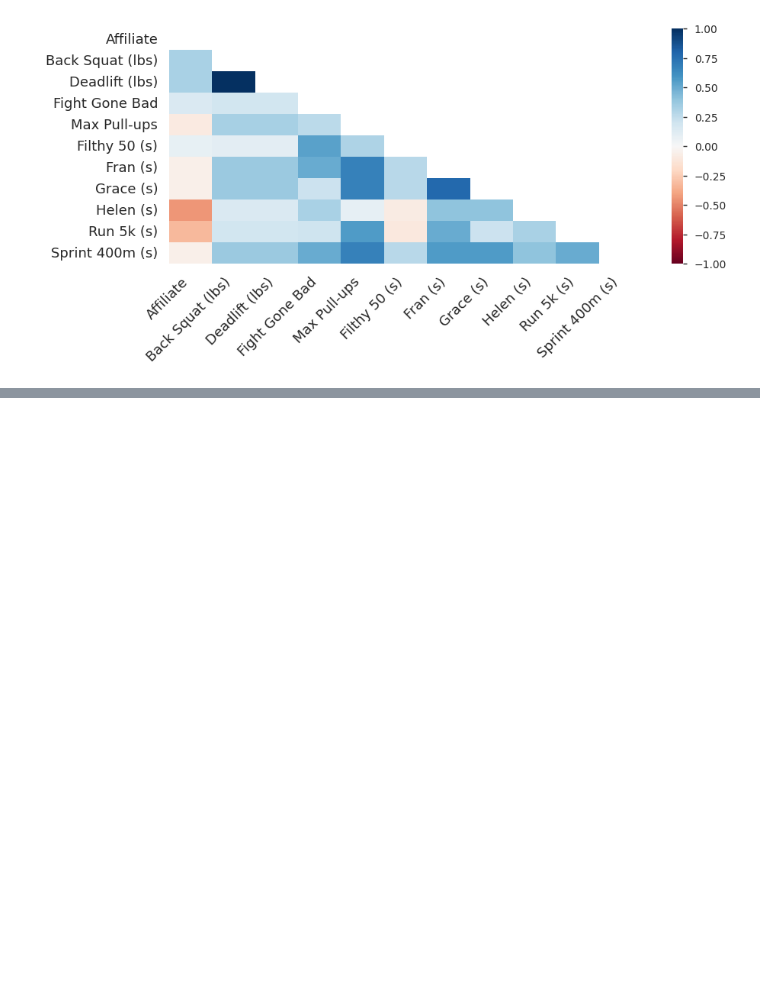
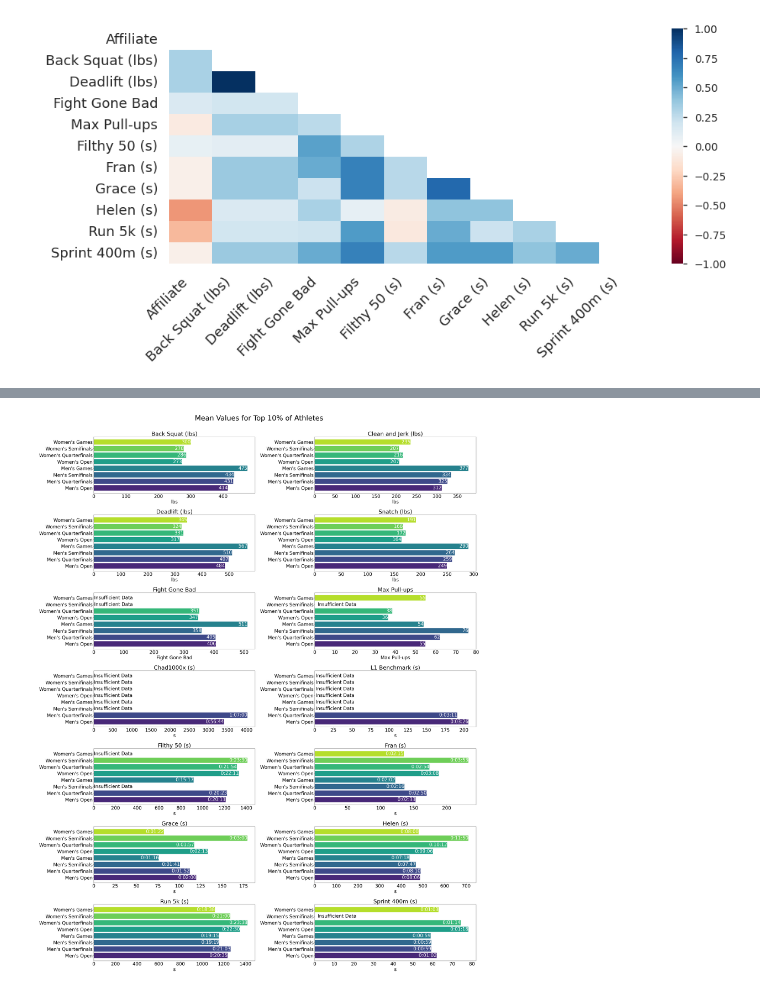
Before and after one commit to eunicekoid/Portfolio, a Jupyter notebook: CrossFit AI ML Project/notebooks/2.1-ek-exploratory-data-analysis.ipynb, the cells around one changed output, grey strips where cells are left out. Cells and saved outputs as stored; diff of their text form; code cells hidden in the pictures; blank space fills up the shorter version.

```diff
--- a/CrossFit AI ML Project/notebooks/2.1-ek-exploratory-data-analysis.ipynb
+++ b/CrossFit AI ML Project/notebooks/2.1-ek-exploratory-data-analysis.ipynb
@@ -326,0 +403,20 @@ mean_df
+# %%
+top10_mean_df = pd.DataFrame(index=filtered_stats_dfs.keys(), columns=benchmark_workouts)
+
+for key, df in filtered_stats_dfs.items():
+    mean_values = df[benchmark_workouts].mean()
+    top10_mean_df.loc[key] = mean_values
+
+top10_mean_df = top10_mean_df.apply(pd.to_numeric, errors='coerce')
+
+categories = ['Men\'s Open',
+              'Men\'s Quarterfinals',
+              'Men\'s Semifinals',
+              'Men\'s Games',
+              'Women\'s Open',
+              'Women\'s Quarterfinals',
+              'Women\'s Semifinals',
+              'Women\'s Games']
+
+top10_mean_df.index = categories
+top10_mean_df
@@ -326,0 +433,47 @@ mean_df
+# %%
+df_numeric = top10_mean_df.astype(float).fillna(0)
+
+fig, axes = plt.subplots(nrows=7, ncols=2, figsize=(40, 50))
+
+axes = axes.flatten()
+
+plt.rc('font', size=30)
+
+colors = sns.color_palette("viridis", n_colors=len(df_numeric.index))
+
+for i, benchmark_workout in enumerate(df_numeric.columns):
+
+    # Extract the text within parentheses for x-axis labels
+    x_axis_label = benchmark_workout.split('(')[-1].split(')')[0]
+
+    # Check if any values are missing or if all values are zero, if yes, annotate with "Insufficient Data"
+    for index, value in enumerate(df_numeric.index):
+        if df_numeric.at[value, benchmark_workout] == 0:
+            axes[i].text(1.5, index, "Insufficient Data", ha='left', va='center', color='black')
+        else:
+            # Check if the column corresponds to a time-based workout
+            if benchmark_workout in time_based_workouts:
+                # Convert time values to HH:MM:SS format with rounding
+                time_seconds = round(df_numeric.at[value, benchmark_workout])
+                time_value = timedelta(seconds=time_seconds)
+                time_str = str(time_value)
+                axes[i].text(df_numeric.at[value, benchmark_workout], index, time_str,
+                             ha='right', va='center', color='white')
+            else:
+                # For non-time-based workouts, display numeric values
+                axes[i].text(df_numeric.at[value, benchmark_workout],
+                             index, f'{df_numeric.at[value, benchmark_workout]:.0f}',
+                             ha='right', va='center', color='white')
+
+    axes[i].barh(df_numeric.index, df_numeric[benchmark_workout], color=colors)
+    axes[i].set_yticklabels(axes[i].get_yticklabels(), fontsize=30)
+
+    axes[i].set_xlabel(x_axis_label)  # Set x-axis label to the text within parentheses
+    axes[i].set_title(f'{benchmark_workout}')
+
+# Adjust layout and show the plots
+plt.suptitle("Mean Values for Top 10% of Athletes", fontsize=45, y=.999)
+plt.tight_layout()
+plt.show()
+# %% [output]
+[figure, added]
```
Also changed, not shown: parts of 8 cells of this notebook.
